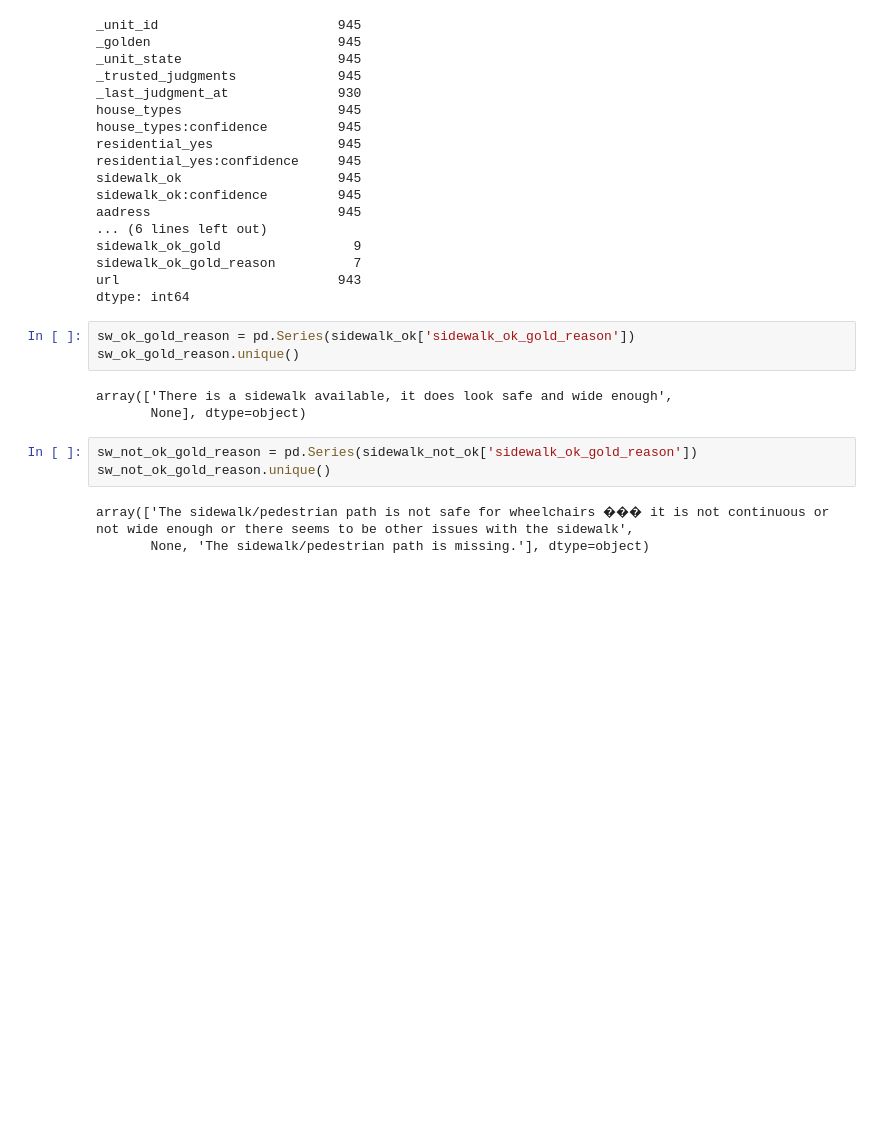
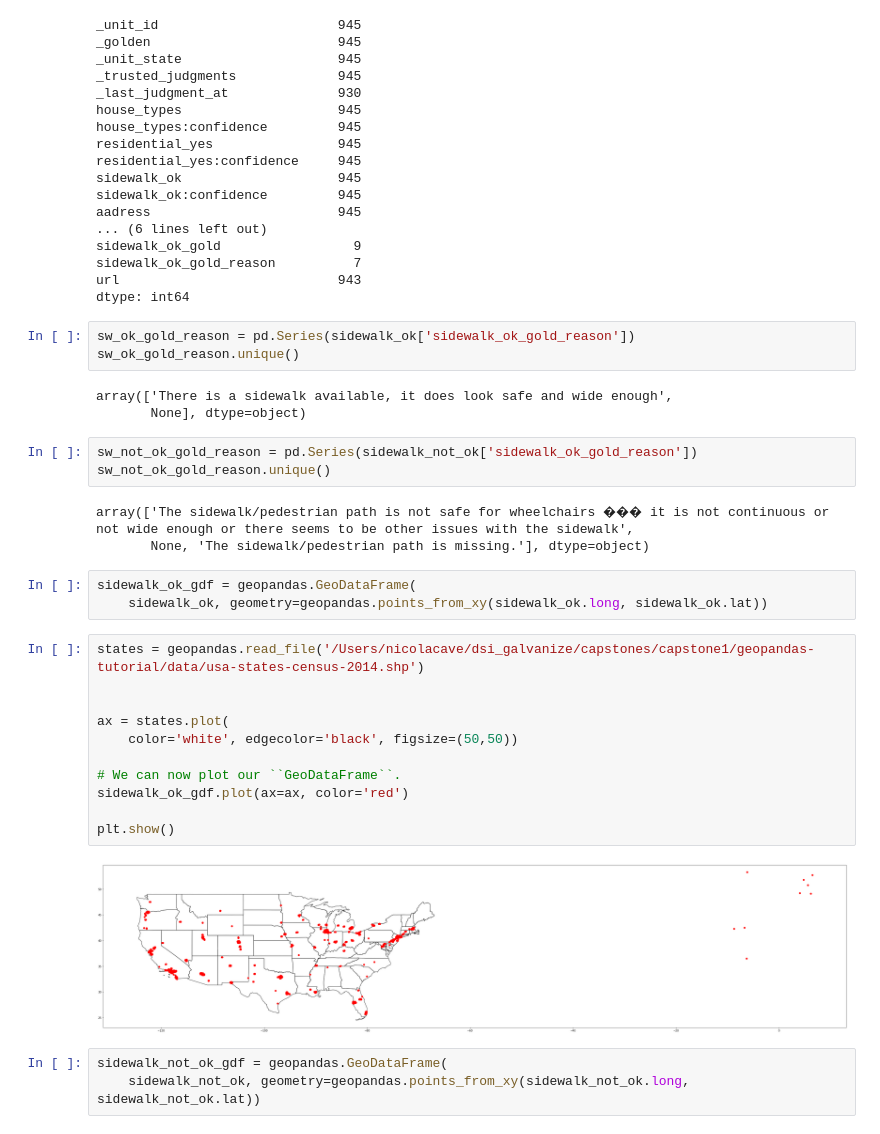
Before and after one commit to nicolacave/capstone_1, a Jupyter notebook: spark_book.ipynb, the cells around one changed output. Cells and saved outputs as stored; diff of their text form; blank space fills up the shorter version.

Commit message:
primitive geopandas plots

```diff
--- a/spark_book.ipynb
+++ b/spark_book.ipynb
@@ -139,3 +139,22 @@ sw_not_ok_gold_reason.unique()
 # %% [output]
 array(['The sidewalk/pedestrian path is not safe for wheelchairs ��� it is not continuous or not wide enough or there seems to be other issues with the sidewalk',
        None, 'The sidewalk/pedestrian path is missing.'], dtype=object)
+# %%
+sidewalk_ok_gdf = geopandas.GeoDataFrame(
+    sidewalk_ok, geometry=geopandas.points_from_xy(sidewalk_ok.long, sidewalk_ok.lat))
+# %%
+states = geopandas.read_file('/Users/nicolacave/dsi_galvanize/capstones/capstone1/geopandas-tutorial/data/usa-states-census-2014.shp')
+
+
+ax = states.plot(
+    color='white', edgecolor='black', figsize=(50,50))
+
+# We can now plot our ``GeoDataFrame``.
+sidewalk_ok_gdf.plot(ax=ax, color='red')
+
+plt.show()
+# %% [output]
+[figure, added]
+# %%
+sidewalk_not_ok_gdf = geopandas.GeoDataFrame(
+    sidewalk_not_ok, geometry=geopandas.points_from_xy(sidewalk_not_ok.long, sidewalk_not_ok.lat))
```
Also changed, not shown: parts of 1 cell of this notebook.
